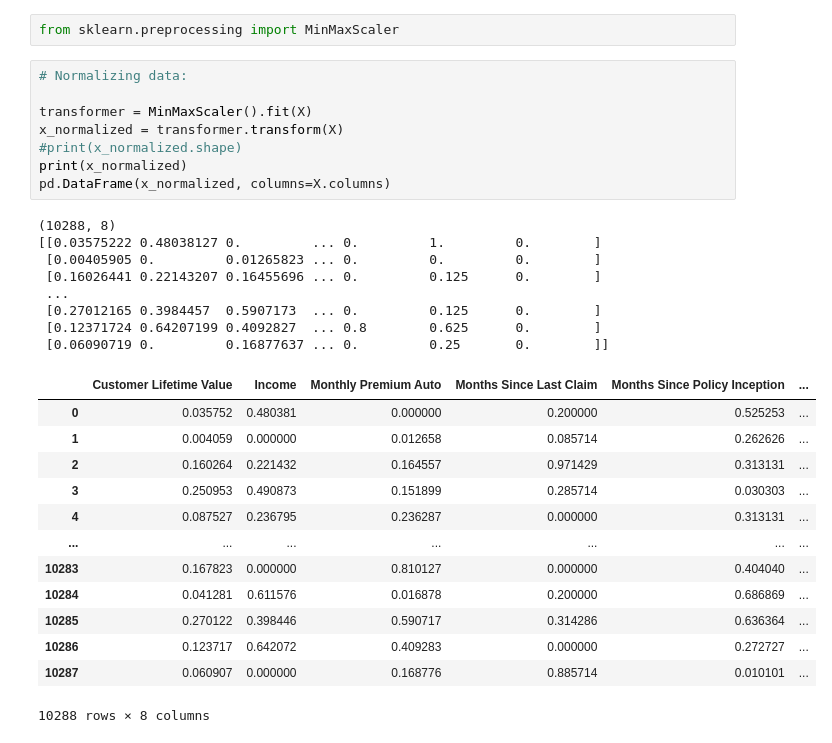
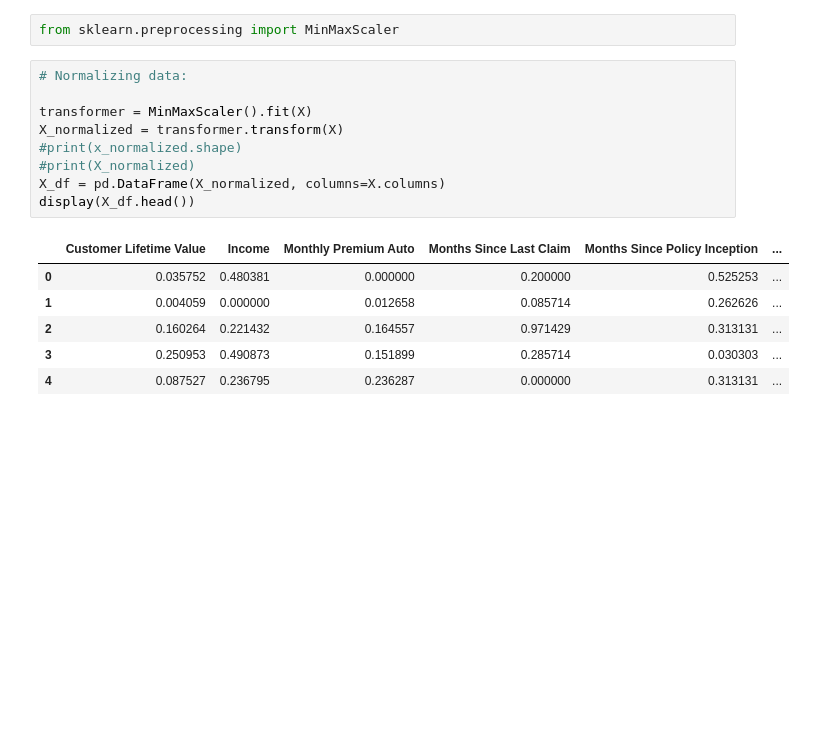
Before and after one commit to RebeccaSaalfeld/lab-customer-analysis-round-2, a Jupyter notebook: Customer Analysis Round 2.ipynb, the cells around one changed output. Saved outputs shown, nothing was run; the diff lists cells and outputs as text; blank space fills up the shorter version.

```diff
--- a/Customer Analysis Round 2.ipynb
+++ b/Customer Analysis Round 2.ipynb
@@ -565,30 +531,16 @@ from sklearn.preprocessing import MinMaxScaler
 # %%
 # Normalizing data:
 
 transformer = MinMaxScaler().fit(X)
-x_normalized = transformer.transform(X)
+X_normalized = transformer.transform(X)
 #print(x_normalized.shape)
-print(x_normalized)
-pd.DataFrame(x_normalized, columns=X.columns)
+#print(X_normalized)
+X_df = pd.DataFrame(X_normalized, columns=X.columns)
+display(X_df.head())
 # %% [output]
-(10288, 8)
-[[0.03575222 0.48038127 0.         ... 0.         1.         0.        ]
- [0.00405905 0.         0.01265823 ... 0.         0.         0.        ]
- [0.16026441 0.22143207 0.16455696 ... 0.         0.125      0.        ]
- ...
- [0.27012165 0.3984457  0.5907173  ... 0.         0.125      0.        ]
- [0.12371724 0.64207199 0.4092827  ... 0.8        0.625      0.        ]
- [0.06090719 0.         0.16877637 ... 0.         0.25       0.        ]]
 |  | Customer Lifetime Value | Income | Monthly Premium Auto | Months Since Last Claim | Months Since Policy Inception | ... |
 | 0 | 0.035752 | 0.480381 | 0.000000 | 0.200000 | 0.525253 | ... |
 | 1 | 0.004059 | 0.000000 | 0.012658 | 0.085714 | 0.262626 | ... |
 | 2 | 0.160264 | 0.221432 | 0.164557 | 0.971429 | 0.313131 | ... |
 | 3 | 0.250953 | 0.490873 | 0.151899 | 0.285714 | 0.030303 | ... |
 | 4 | 0.087527 | 0.236795 | 0.236287 | 0.000000 | 0.313131 | ... |
-| ... | ... | ... | ... | ... | ... | ... |
-| 10283 | 0.167823 | 0.000000 | 0.810127 | 0.000000 | 0.404040 | ... |
-| 10284 | 0.041281 | 0.611576 | 0.016878 | 0.200000 | 0.686869 | ... |
-| 10285 | 0.270122 | 0.398446 | 0.590717 | 0.314286 | 0.636364 | ... |
-| 10286 | 0.123717 | 0.642072 | 0.409283 | 0.000000 | 0.272727 | ... |
-| 10287 | 0.060907 | 0.000000 | 0.168776 | 0.885714 | 0.010101 | ... |
-10288 rows × 8 columns
```
Also changed, not shown: parts of 38 cells of this notebook, 1 other file.
